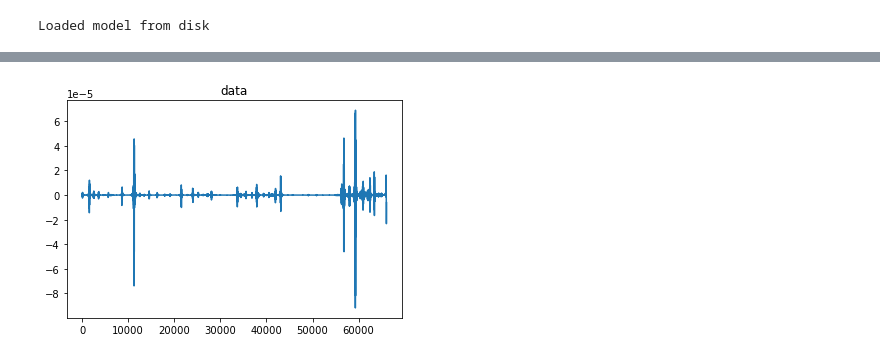
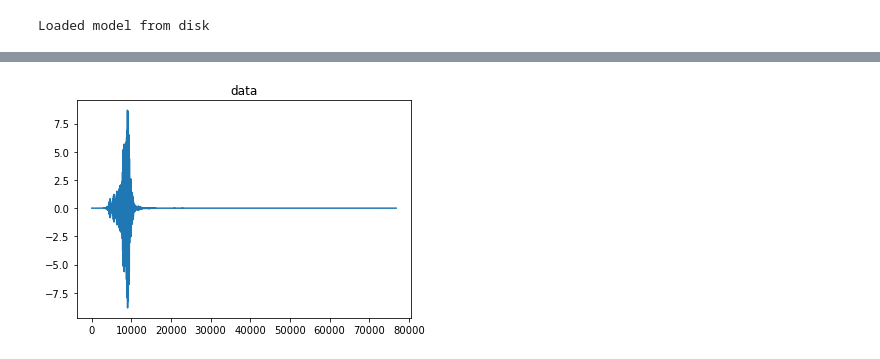
Before and after one commit to divyakumar95/Speech2Speech, a Jupyter notebook: DeepLearning_CA01.ipynb, the cells around one changed output, grey strips where cells are left out. Saved outputs shown, nothing was run; the diff lists cells and outputs as text; code cells hidden in the pictures.

```diff
--- a/DeepLearning_CA01.ipynb
+++ b/DeepLearning_CA01.ipynb
@@ -407,3 +739,3 @@ RMSE: 46.14
 # %%
-test_1 = 'chunked/Test/Harry_English_part_2_100.wav'
-pred_1 =  'chunked/Test/Harry_German_part_2_100.wav'
+test_1 = 'chunked/test/Input/Ger-01.wav'
+pred_1 =  'chunked/test/Input/Eng-01.wav'
@@ -410,11 +744,24 @@ pred_1 =  'chunked/Test/Harry_German_part_2_100.wav'
 # %%
+from sklearn.preprocessing import StandardScaler
+
+'''def feature(fileName):
+  add_silence(fileName)
+  x, sr = librosa.load(fileName)
+  data = librosa.feature.mfcc(x) #, sr=sr, n_mfcc = 40)
+  scaler = StandardScaler()
+  scaler = scaler.fit(data)
+  data = scaler.transform(data)
+  flat = data.flatten()
+  return flat'''
+
 #test1 =[]
 #pred1 = []
+#new_test = 'chunked/added/Test_Ger_sil-01.wav'
 test1 = pd.DataFrame()
 pred1 = pd.DataFrame()
 for i in range(1):
-    test1 = test1.append(pd.DataFrame([feature(test_1)]), ignore_index=True)
-    pred1 = pred1.append(pd.DataFrame([feature(pred_1)]), ignore_index=True)
+    test1 = test1.append(pd.DataFrame([feat(test_1,'mfcc')]), ignore_index=True)
+    pred1 = pred1.append(pd.DataFrame([feat(pred_1,'mfcc')]), ignore_index=True)
     #test1.append(feature(test_1))
     #pred1.append(feature(pred_1))
 # %%
@@ -432,5 +780,5 @@ Time taken to process : 0.33551883697509766
 # %%
-deFlat =  np.reshape(pred11,(20,130))
+deFlat =  np.reshape(pred11,(40,151))
 # %%
 deFlat.shape
 # %% [output]
@@ -443,13 +791,13 @@ librosa.display.specshow(deFlat, sr=sr, x_axis='time')
 # %%
-recovered = librosa.feature.inverse.mfcc_to_audio(deFlat ,n_mels=20)
+recovered = librosa.feature.inverse.mfcc_to_audio(deFlat ,n_mels=40)
 # %%
 #x, sr = librosa.load(pred_1)
 data = librosa.feature.mfcc(recovered)
-wav1 = librosa.feature.inverse.mfcc_to_audio(data, n_mels = 20)
+wav1 = librosa.feature.inverse.mfcc_to_audio(data, n_mels = 40)
 show_data(wav1)
 ipd.Audio(recovered, rate=sr)
 # %% [output]
-[figure, old version]
+[figure, new version]
 [interactive output not drawn]
 # %%
 x, sr = librosa.load(pred_1)
```
Also changed, not shown: parts of 67 cells of this notebook, 12 other files.
